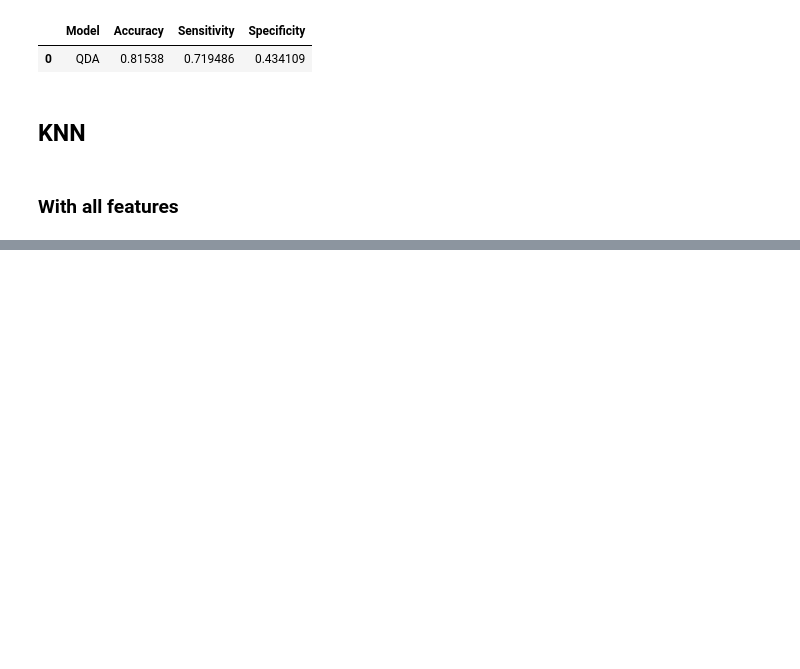
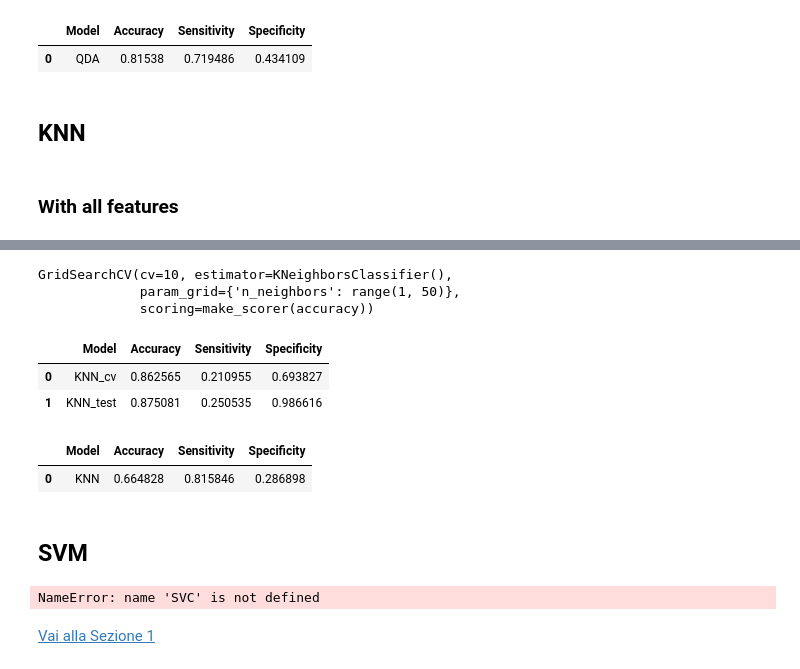
Before and after one commit to sararesta/ML-Homework, a Jupyter notebook: Classification-Copy1.ipynb, the cells around one changed output, grey strips where cells are left out. Saved outputs shown, nothing was run; the diff lists cells and outputs as text; code cells hidden in the pictures; blank space fills up the shorter version.

```diff
--- a/Classification-Copy1.ipynb
+++ b/Classification-Copy1.ipynb
@@ -567,8 +559,7 @@ model = KNeighborsClassifier()
 params = {'n_neighbors': range(1, 15)}
 cv = GridSearchCV(model, params, refit=True, cv=10,
                   scoring=make_scorer(accuracy))
-cv.fit(X_train_full, y_train)
-cv.best_params_[0]
+cv.fit(X_train, y_train)
 # %% [output]
 GridSearchCV(cv=10, estimator=KNeighborsClassifier(),
              param_grid={'n_neighbors': range(1, 15)},
@@ -584,0 +588,72 @@ ValueError: X has 75 features, but KNeighborsClassifier is expecting 65 features
+# %%
+model = KNeighborsClassifier()
+params = {'n_neighbors': range(1, 50)}
+cv = GridSearchCV(model, params, refit=True, cv=10,
+                  scoring=make_scorer(accuracy))
+cv.fit(X_train[numeric_features], y_train)
+model = KNeighborsClassifier(n_neighbors=cv.best_params_['n_neighbors'])
+classification_metrics(model, "KNN", X_train[numeric_features], y_train, X_test[numeric_features], y_test,5)
+# %% [output]
+GridSearchCV(cv=10, estimator=KNeighborsClassifier(),
+             param_grid={'n_neighbors': range(1, 50)},
+             scoring=make_scorer(accuracy))
+|  | Model | Accuracy | Sensitivity | Specificity |
+| 0 | KNN_cv | 0.862565 | 0.210955 | 0.693827 |
+| 1 | KNN_test | 0.875081 | 0.250535 | 0.986616 |
+# %%
+classification_metrics_empirical_threshold(model, 'KNN', X_train[numeric_features], y_train, X_test[numeric_features], y_test)
+# %% [output]
+|  | Model | Accuracy | Sensitivity | Specificity |
+| 0 | KNN | 0.664828 | 0.815846 | 0.286898 |
+# %% [markdown]
+## SVM
+# %%
+from sklearn.preprocessing import StandardScaler
+from sklearn.decomposition import PCA
+from sklearn.metrics import accuracy_score, classification_report
+
+# Applica PCA
+pca = PCA()
+X_train_pca = pca.fit_transform(X_train_scaled)
+
+# Calcola la percentuale di varianza spiegata cumulativa
+explained_variance_ratio_cumsum = np.cumsum(pca.explained_variance_ratio_)
+
+# Trova il numero di componenti che catturano il 95% della varianza
+n_components = np.argmax(explained_variance_ratio_cumsum >= 0.95) + 1 #27
+
+# Riduci la dimensionalità del dataset utilizzando il numero selezionato di componenti principali
+pca = PCA(n_components=n_components)
+X_train_pca = pca.fit_transform(X_train_scaled)
+X_test_pca = pca.transform(X_test_scaled)
+
+# Addestra una SVM sulle componenti principali ottenute
+svm_model = SVC(kernel='linear', C=1.0, random_state=42) # E' PIU' ACCURATO LINEAR
+#svm_model = SVC(kernel='poly', degree=3, coef0=-5, C=5)
+svm_model.fit(X_train_pca, y_train)
+
+# Fai le previsioni sul set di test
+y_pred = svm_model.predict(X_test_pca)
+
+# Calcola l'accuratezza del modello
+accuracy = accuracy_score(y_test, y_pred)
+print("Accuratezza del modello SVM con PCA:", accuracy)
+
+X0_range = (X_train_pca[:,0].min(), X_train_pca[:,0].max())
+X1_range = (X_train_pca[:,1].min(), X_train_pca[:,1].max())
+
+sns.scatterplot(X_train_pca[:,0], X_train_pca[:,1], hue=y_train, marker='o')
+sns.scatterplot(X_test_pca[:,0], X_test_pca[:,1], hue=y_test, marker='^')
+
+
+#plot_svm_line(svm_model, X0_range, X1_range, label="SVM")
+#_ = plt.axis([X0_range[0]-0.5, X0_range[1]+0.5, X1_range[0]-0.5, X1_range[1]+0.5])
+
+train_acc = accuracy_score(y_train, svm_model.predict(X_train_pca))
+test_acc = accuracy_score(y_test, svm_model.predict(X_test_pca))
+print("Train score: {}".format(train_acc))
+print("Test score: {}".format(test_acc))
+# %% [output]
+NameError: name 'SVC' is not defined
+# %% [markdown]
+[Vai alla Sezione 1](#Classification)
```
Also changed, not shown: parts of 15 cells of this notebook.
